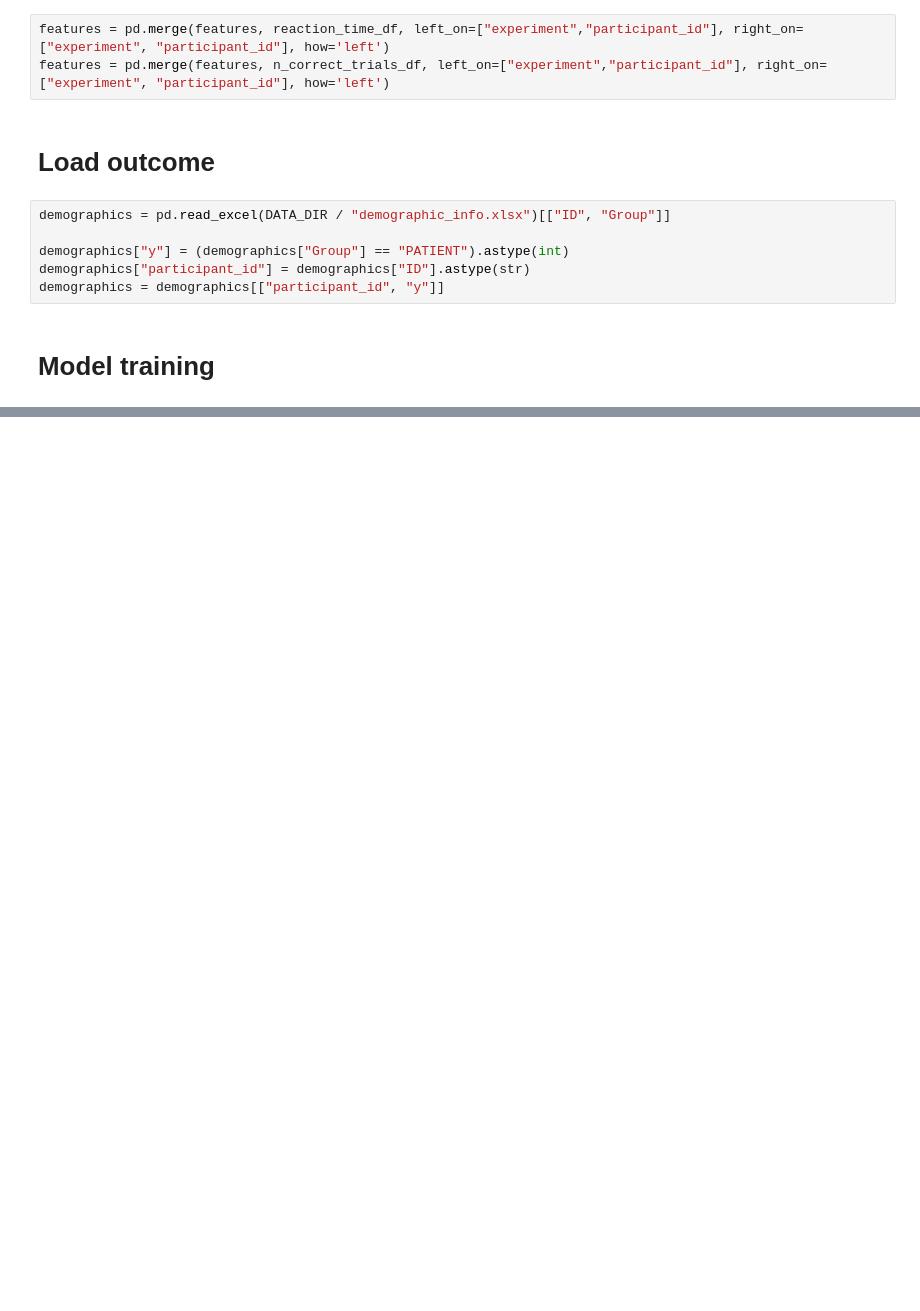
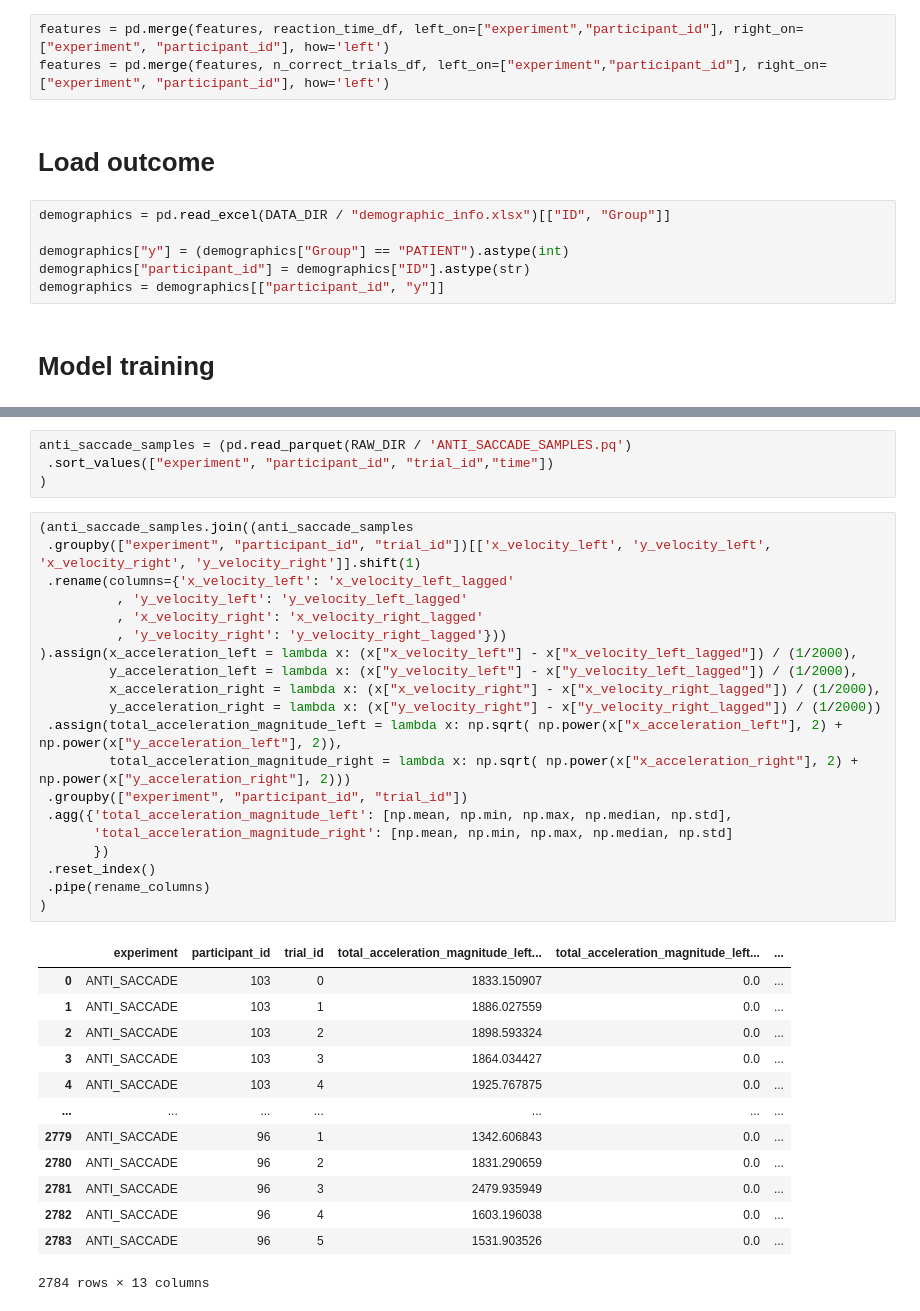
Before and after one commit to krusand/Analyzing-concussions-through-eyetracking-measurements, a Jupyter notebook: src/features.ipynb, the cells around one changed output, grey strips where cells are left out. Drawn from its saved outputs; the diff is of its cells as text; blank space fills up the shorter version.

```diff
--- a/src/features.ipynb
+++ b/src/features.ipynb
@@ -151,0 +145,38 @@ results
+# %%
+anti_saccade_samples = (pd.read_parquet(RAW_DIR / 'ANTI_SACCADE_SAMPLES.pq')
+ .sort_values(["experiment", "participant_id", "trial_id","time"])
+)
+# %%
+(anti_saccade_samples.join((anti_saccade_samples
+ .groupby(["experiment", "participant_id", "trial_id"])[['x_velocity_left', 'y_velocity_left', 'x_velocity_right', 'y_velocity_right']].shift(1)
+ .rename(columns={'x_velocity_left': 'x_velocity_left_lagged'
+          , 'y_velocity_left': 'y_velocity_left_lagged'
+          , 'x_velocity_right': 'x_velocity_right_lagged'
+          , 'y_velocity_right': 'y_velocity_right_lagged'}))
+).assign(x_acceleration_left = lambda x: (x["x_velocity_left"] - x["x_velocity_left_lagged"]) / (1/2000),
+         y_acceleration_left = lambda x: (x["y_velocity_left"] - x["y_velocity_left_lagged"]) / (1/2000),
+         x_acceleration_right = lambda x: (x["x_velocity_right"] - x["x_velocity_right_lagged"]) / (1/2000),
+         y_acceleration_right = lambda x: (x["y_velocity_right"] - x["y_velocity_right_lagged"]) / (1/2000))
+ .assign(total_acceleration_magnitude_left = lambda x: np.sqrt( np.power(x["x_acceleration_left"], 2) + np.power(x["y_acceleration_left"], 2)),
+         total_acceleration_magnitude_right = lambda x: np.sqrt( np.power(x["x_acceleration_right"], 2) + np.power(x["y_acceleration_right"], 2)))
+ .groupby(["experiment", "participant_id", "trial_id"])
+ .agg({'total_acceleration_magnitude_left': [np.mean, np.min, np.max, np.median, np.std],
+       'total_acceleration_magnitude_right': [np.mean, np.min, np.max, np.median, np.std]
+       })
+ .reset_index()
+ .pipe(rename_columns)
+)
+# %% [output]
+|  | experiment | participant_id | trial_id | total_acceleration_magnitude_left... | total_acceleration_magnitude_left... | ... |
+| 0 | ANTI_SACCADE | 103 | 0 | 1833.150907 | 0.0 | ... |
+| 1 | ANTI_SACCADE | 103 | 1 | 1886.027559 | 0.0 | ... |
+| 2 | ANTI_SACCADE | 103 | 2 | 1898.593324 | 0.0 | ... |
+| 3 | ANTI_SACCADE | 103 | 3 | 1864.034427 | 0.0 | ... |
+| 4 | ANTI_SACCADE | 103 | 4 | 1925.767875 | 0.0 | ... |
+| ... | ... | ... | ... | ... | ... | ... |
+| 2779 | ANTI_SACCADE | 96 | 1 | 1342.606843 | 0.0 | ... |
+| 2780 | ANTI_SACCADE | 96 | 2 | 1831.290659 | 0.0 | ... |
+| 2781 | ANTI_SACCADE | 96 | 3 | 2479.935949 | 0.0 | ... |
+| 2782 | ANTI_SACCADE | 96 | 4 | 1603.196038 | 0.0 | ... |
+| 2783 | ANTI_SACCADE | 96 | 5 | 1531.903526 | 0.0 | ... |
+2784 rows × 13 columns
```
Also changed, not shown: parts of 9 cells of this notebook.
